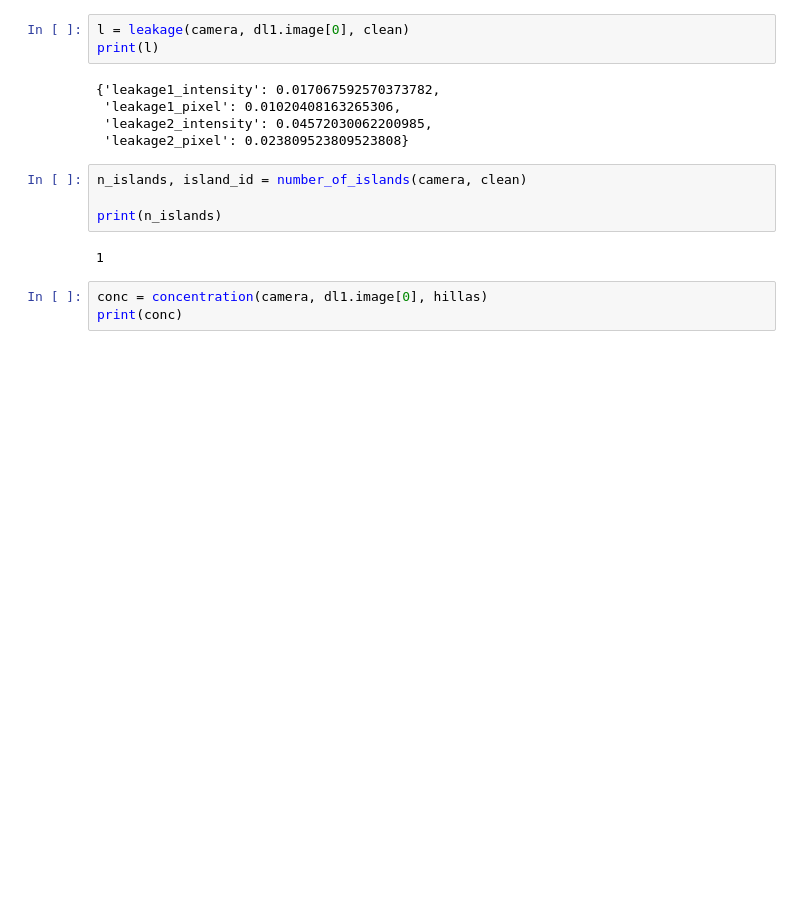
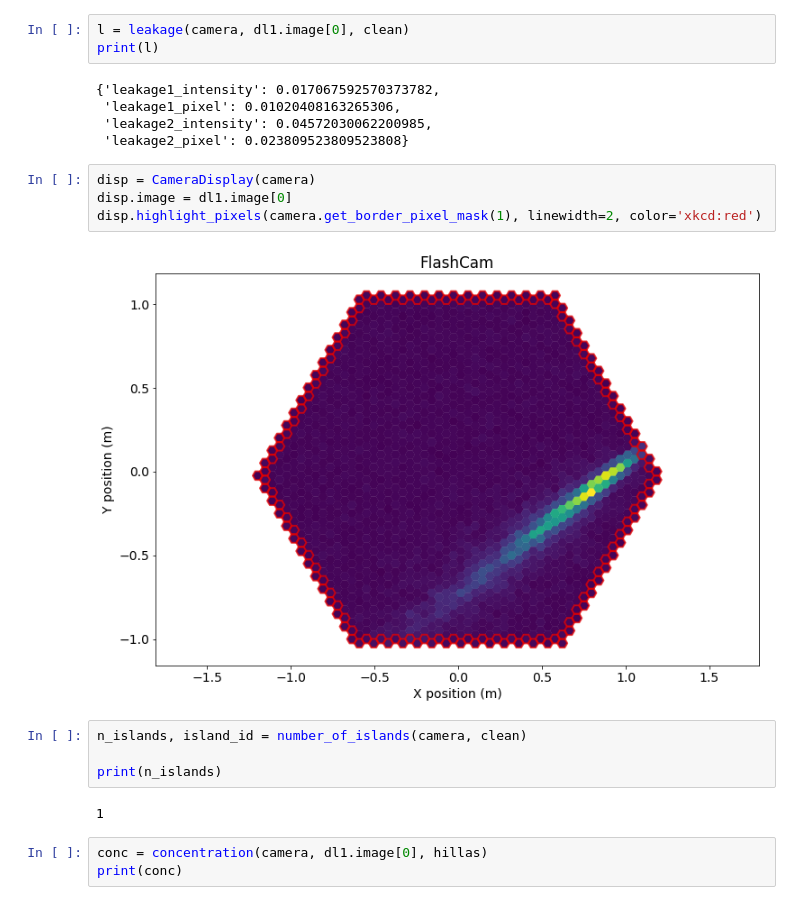
Before and after one commit to cta-observatory/ctapipe, a Jupyter notebook: examples/notebooks/2018_lst_analysis_bootcamp.ipynb, the cells around one changed output. Cells and saved outputs as stored; diff of their text form; blank space fills up the shorter version.

```diff
--- a/examples/notebooks/2018_lst_analysis_bootcamp.ipynb
+++ b/examples/notebooks/2018_lst_analysis_bootcamp.ipynb
@@ -296,6 +304,12 @@ print(l)
  'leakage1_pixel': 0.01020408163265306,
  'leakage2_intensity': 0.04572030062200985,
  'leakage2_pixel': 0.023809523809523808}
+# %%
+disp = CameraDisplay(camera)
+disp.image = dl1.image[0]
+disp.highlight_pixels(camera.get_border_pixel_mask(1), linewidth=2, color='xkcd:red')
+# %% [output]
+[figure, added]
 # %%
 n_islands, island_id = number_of_islands(camera, clean)
 
```
Also changed, not shown: parts of 7 cells of this notebook.
